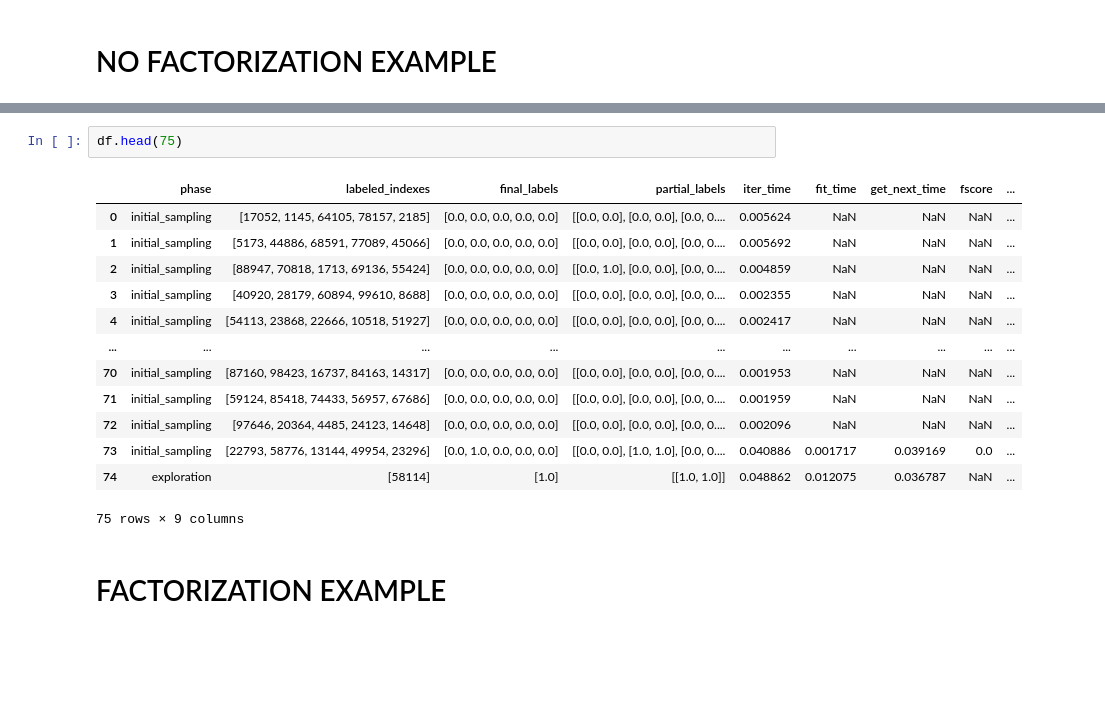
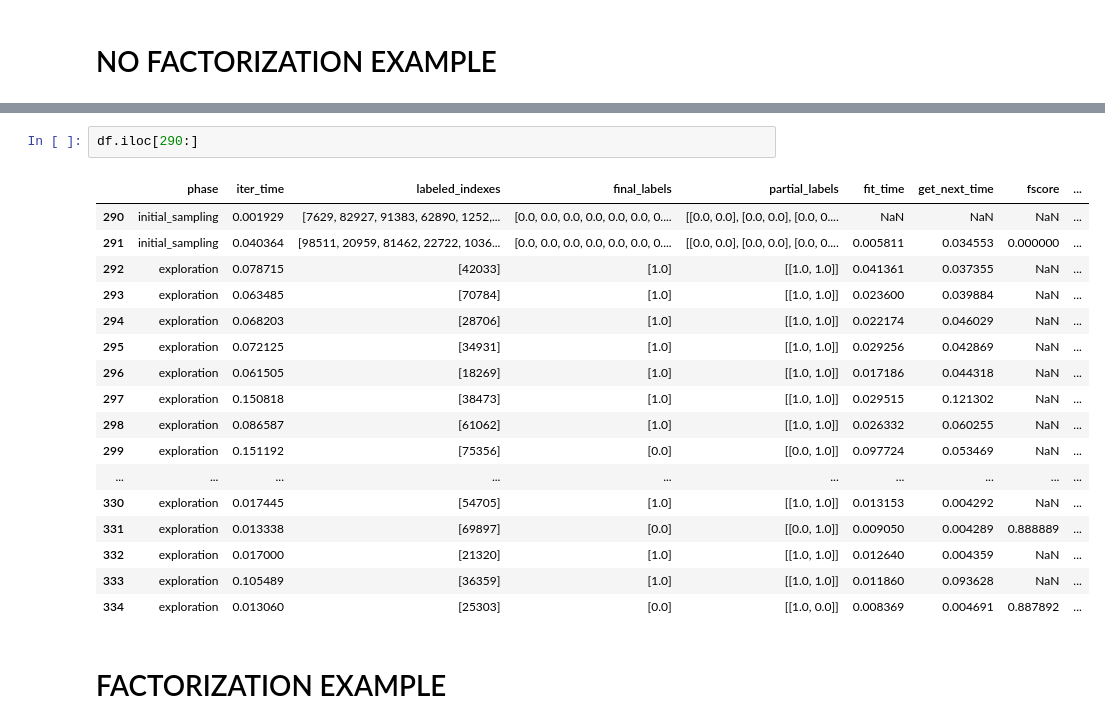
Before and after one commit to AIDEmeProject/PythonMiddleware, a Jupyter notebook: example.ipynb, the cells around one changed output, grey strips where cells are left out. Saved outputs shown, nothing was run; the diff lists cells and outputs as text; blank space fills up the shorter version.

```diff
--- a/example.ipynb
+++ b/example.ipynb
@@ -108,19 +112,23 @@ iter: 50, fscore: 0.8959276018099548, tsm: 0.5704225352112676
-# %%
-df.head(75)
-# %% [output]
-|  | phase | labeled_indexes | final_labels | partial_labels | iter_time | fit_time | get_next_time | fscore | ... |
-| 0 | initial_sampling | [17052, 1145, 64105, 78157, 2185] | [0.0, 0.0, 0.0, 0.0, 0.0] | [[0.0, 0.0], [0.0, 0.0], [0.0, 0.... | 0.005624 | NaN | NaN | NaN | ... |
-| 1 | initial_sampling | [5173, 44886, 68591, 77089, 45066] | [0.0, 0.0, 0.0, 0.0, 0.0] | [[0.0, 0.0], [0.0, 0.0], [0.0, 0.... | 0.005692 | NaN | NaN | NaN | ... |
-| 2 | initial_sampling | [88947, 70818, 1713, 69136, 55424] | [0.0, 0.0, 0.0, 0.0, 0.0] | [[0.0, 1.0], [0.0, 0.0], [0.0, 0.... | 0.004859 | NaN | NaN | NaN | ... |
-| 3 | initial_sampling | [40920, 28179, 60894, 99610, 8688] | [0.0, 0.0, 0.0, 0.0, 0.0] | [[0.0, 0.0], [0.0, 0.0], [0.0, 0.... | 0.002355 | NaN | NaN | NaN | ... |
-| 4 | initial_sampling | [54113, 23868, 22666, 10518, 51927] | [0.0, 0.0, 0.0, 0.0, 0.0] | [[0.0, 0.0], [0.0, 0.0], [0.0, 0.... | 0.002417 | NaN | NaN | NaN | ... |
-| ... | ... | ... | ... | ... | ... | ... | ... | ... | ... |
-| 70 | initial_sampling | [87160, 98423, 16737, 84163, 14317] | [0.0, 0.0, 0.0, 0.0, 0.0] | [[0.0, 0.0], [0.0, 0.0], [0.0, 0.... | 0.001953 | NaN | NaN | NaN | ... |
-| 71 | initial_sampling | [59124, 85418, 74433, 56957, 67686] | [0.0, 0.0, 0.0, 0.0, 0.0] | [[0.0, 0.0], [0.0, 0.0], [0.0, 0.... | 0.001959 | NaN | NaN | NaN | ... |
-| 72 | initial_sampling | [97646, 20364, 4485, 24123, 14648] | [0.0, 0.0, 0.0, 0.0, 0.0] | [[0.0, 0.0], [0.0, 0.0], [0.0, 0.... | 0.002096 | NaN | NaN | NaN | ... |
-| 73 | initial_sampling | [22793, 58776, 13144, 49954, 23296] | [0.0, 1.0, 0.0, 0.0, 0.0] | [[0.0, 0.0], [1.0, 1.0], [0.0, 0.... | 0.040886 | 0.001717 | 0.039169 | 0.0 | ... |
-| 74 | exploration | [58114] | [1.0] | [[1.0, 1.0]] | 0.048862 | 0.012075 | 0.036787 | NaN | ... |
-75 rows × 9 columns
+# %%
+df.iloc[290:]
+# %% [output]
+|  | phase | iter_time | labeled_indexes | final_labels | partial_labels | fit_time | get_next_time | fscore | ... |
+| 290 | initial_sampling | 0.001929 | [7629, 82927, 91383, 62890, 1252,... | [0.0, 0.0, 0.0, 0.0, 0.0, 0.0, 0.... | [[0.0, 0.0], [0.0, 0.0], [0.0, 0.... | NaN | NaN | NaN | ... |
+| 291 | initial_sampling | 0.040364 | [98511, 20959, 81462, 22722, 1036... | [0.0, 0.0, 0.0, 0.0, 0.0, 0.0, 0.... | [[0.0, 0.0], [0.0, 0.0], [0.0, 0.... | 0.005811 | 0.034553 | 0.000000 | ... |
+| 292 | exploration | 0.078715 | [42033] | [1.0] | [[1.0, 1.0]] | 0.041361 | 0.037355 | NaN | ... |
+| 293 | exploration | 0.063485 | [70784] | [1.0] | [[1.0, 1.0]] | 0.023600 | 0.039884 | NaN | ... |
+| 294 | exploration | 0.068203 | [28706] | [1.0] | [[1.0, 1.0]] | 0.022174 | 0.046029 | NaN | ... |
+| 295 | exploration | 0.072125 | [34931] | [1.0] | [[1.0, 1.0]] | 0.029256 | 0.042869 | NaN | ... |
+| 296 | exploration | 0.061505 | [18269] | [1.0] | [[1.0, 1.0]] | 0.017186 | 0.044318 | NaN | ... |
+| 297 | exploration | 0.150818 | [38473] | [1.0] | [[1.0, 1.0]] | 0.029515 | 0.121302 | NaN | ... |
+| 298 | exploration | 0.086587 | [61062] | [1.0] | [[1.0, 1.0]] | 0.026332 | 0.060255 | NaN | ... |
+| 299 | exploration | 0.151192 | [75356] | [0.0] | [[0.0, 1.0]] | 0.097724 | 0.053469 | NaN | ... |
+| ... | ... | ... | ... | ... | ... | ... | ... | ... | ... |
+| 330 | exploration | 0.017445 | [54705] | [1.0] | [[1.0, 1.0]] | 0.013153 | 0.004292 | NaN | ... |
+| 331 | exploration | 0.013338 | [69897] | [0.0] | [[0.0, 1.0]] | 0.009050 | 0.004289 | 0.888889 | ... |
+| 332 | exploration | 0.017000 | [21320] | [1.0] | [[1.0, 1.0]] | 0.012640 | 0.004359 | NaN | ... |
+| 333 | exploration | 0.105489 | [36359] | [1.0] | [[1.0, 1.0]] | 0.011860 | 0.093628 | NaN | ... |
+| 334 | exploration | 0.013060 | [25303] | [0.0] | [[1.0, 0.0]] | 0.008369 | 0.004691 | 0.887892 | ... |
 # %% [markdown]
 # FACTORIZATION EXAMPLE
 # %%
```
Also changed, not shown: parts of 3 cells of this notebook, 3 other files.
